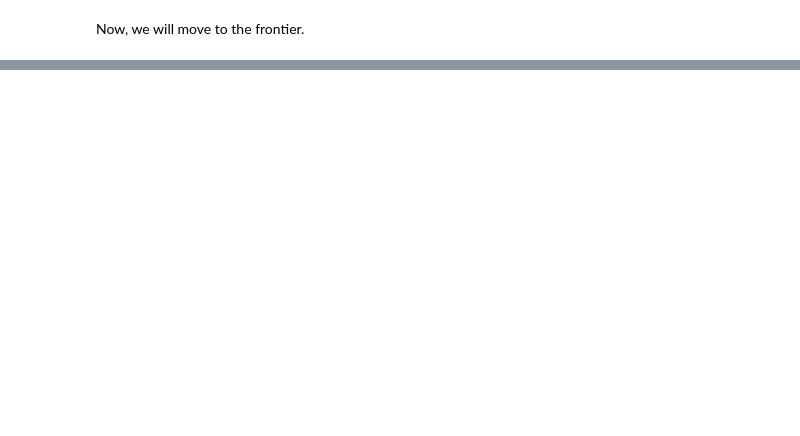
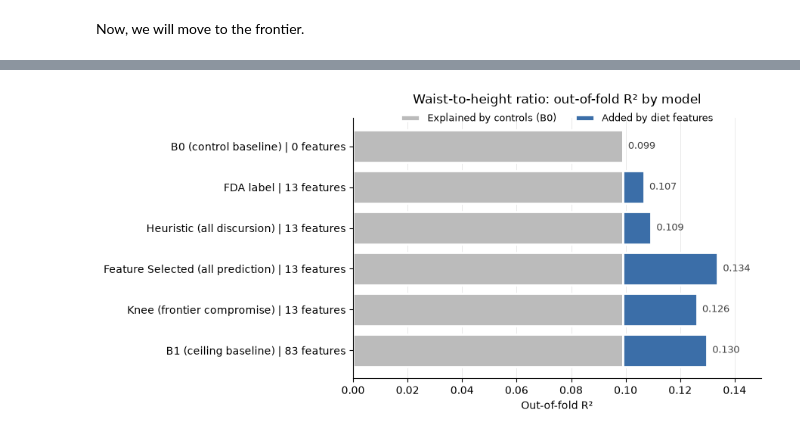
Before and after one commit to ajkrays/ModelingFP, a Jupyter notebook: modeling.ipynb, the cells around one changed output, grey strips where cells are left out. Cells and saved outputs as stored; diff of their text form; code cells hidden in the pictures; blank space fills up the shorter version.

```diff
--- a/modeling.ipynb
+++ b/modeling.ipynb
@@ -1002,0 +1320,10 @@ outcome             model imputation  dR2 vs B0      lo     hi
+# %%
+# Perform nested CV for knee, display its choices
+nested_pred, nested_choices = nested_knee(dw, yw)
+print(nested_choices.round(3).to_string(index=False))
+
+# Compare performance with paired CI
+for ref in ["Label", "Heuristic"]:
+    r = delta_r2_curve(yw, {"nested knee": nested_pred}, oof_w[(ref, "ridge")])
+    print(f"Nested knee vs {ref}: ΔR² {r.loc['nested knee', 'dR2']:.4f}  "
+          f"[{r.loc['nested knee', 'lo']:.4f}, {r.loc['nested knee', 'hi']:.4f}]")
@@ -1002,0 +1339,12 @@ outcome             model imputation  dR2 vs B0      lo     hi
+# %%
+# Collect every WHtR model's out-of-fold predictions
+models_w = {
+    "B0 (control baseline) | 0 features": oof_w[("B0", "ridge")],
+    "FDA label | 13 features": oof_w[("Label", "ridge")],
+    "Heuristic (all discursion) | 13 features": oof_w[("Heuristic", "ridge")],
+    "Feature Selected (all prediction) | 13 features": oof_w[("Selected", "ridge")],
+    "Knee (frontier compromise) | 13 features": nested_pred,
+    "B1 (ceiling baseline) | 83 features": oof_w[("B1", "ridge")]
+}
+# %%
+order = list(models_w.keys())
@@ -1002,0 +1362,4 @@ outcome             model imputation  dR2 vs B0      lo     hi
+# %%
+plot_raw(yw, models_w, order, "Waist-to-height ratio: out-of-fold R² by model")
+# %% [output]
+[figure, added]
```
Also changed, not shown: parts of 60 cells of this notebook.
